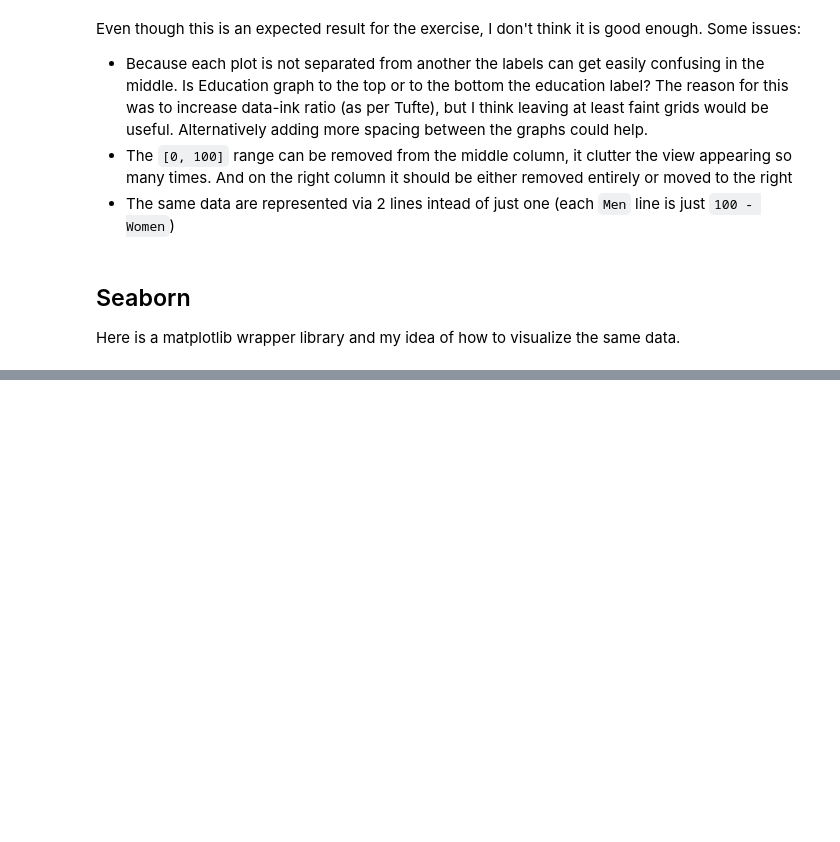
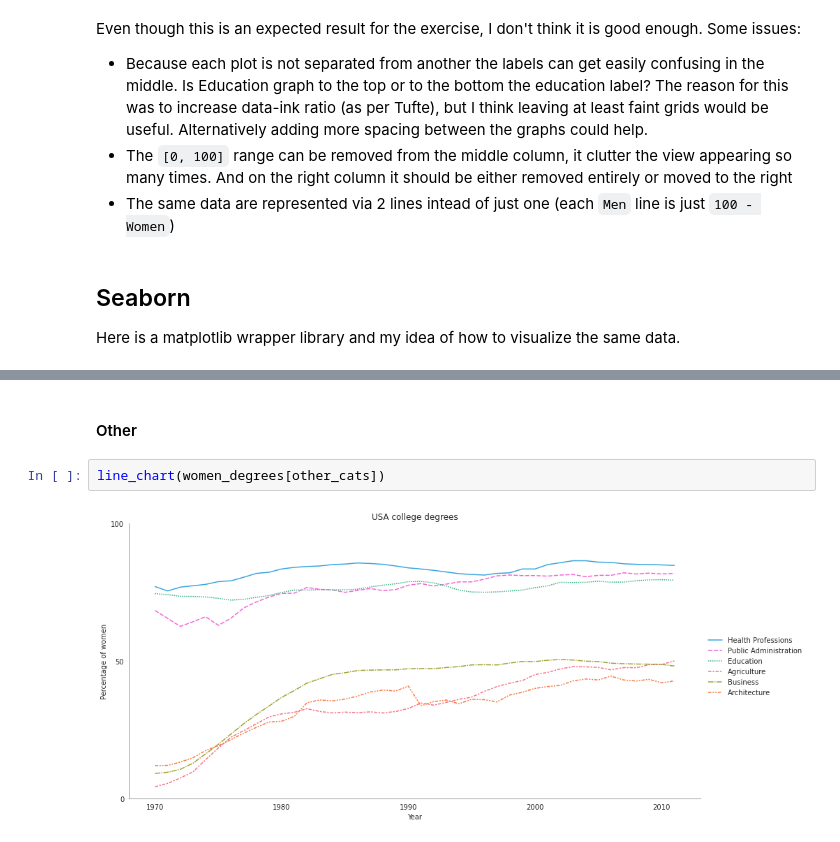
Before and after one commit to EvgeniiaVak/VakarinaDataQuest, a Jupyter notebook: college_majors_ernings/Visualizing The Gender Gap In College Degrees.ipynb, the cells around one changed output, grey strips where cells are left out. Cells and saved outputs as stored; diff of their text form; blank space fills up the shorter version.

```diff
--- a/college_majors_ernings/Visualizing The Gender Gap In College Degrees.ipynb
+++ b/college_majors_ernings/Visualizing The Gender Gap In College Degrees.ipynb
@@ -101,0 +147,6 @@ Here is a matplotlib wrapper library and my idea of how to visualize the same da
+# %% [markdown]
+#### Other
+# %%
+line_chart(women_degrees[other_cats])
+# %% [output]
+[figure, added]
```
Also changed, not shown: parts of 16 cells of this notebook, 1 other file.
